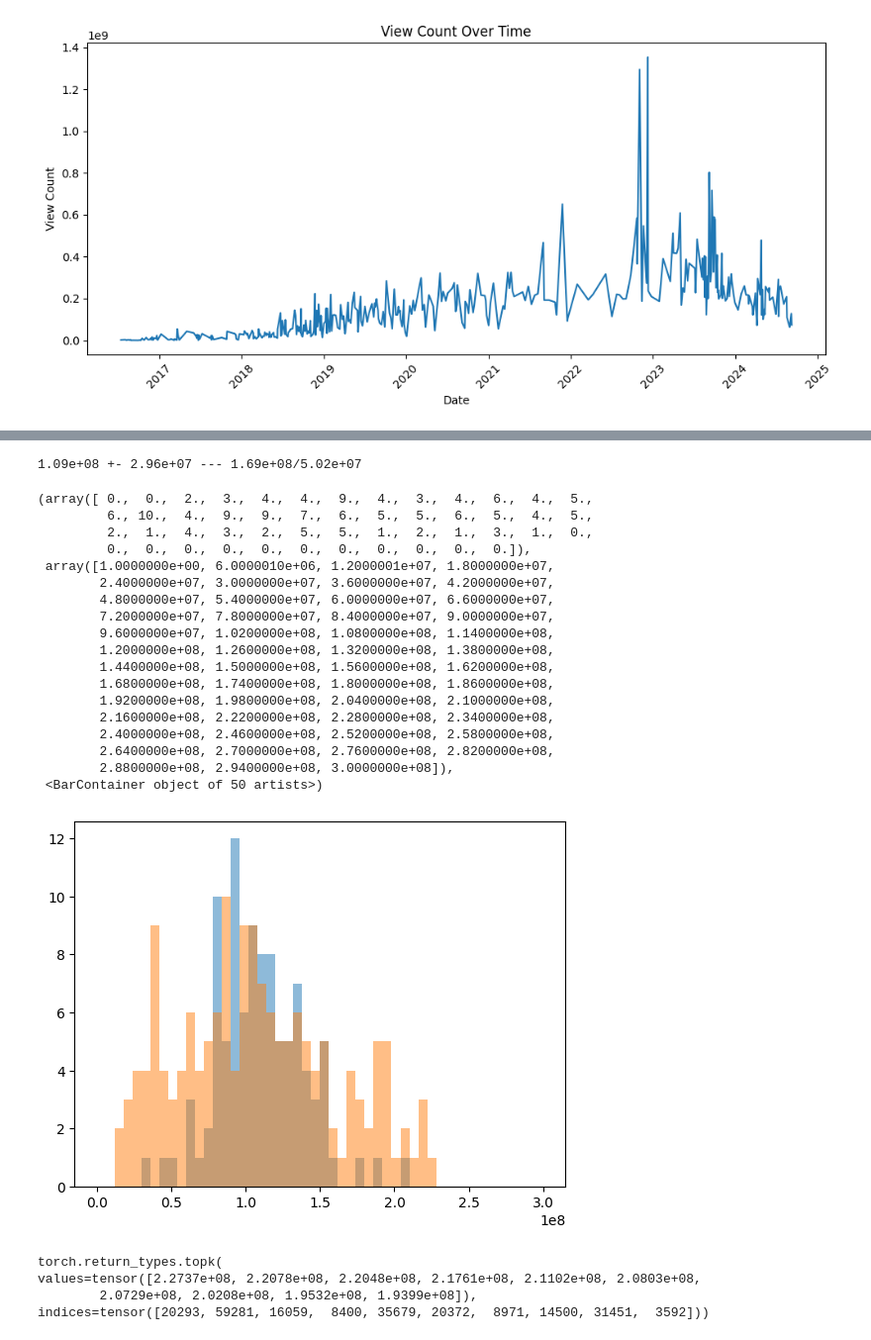
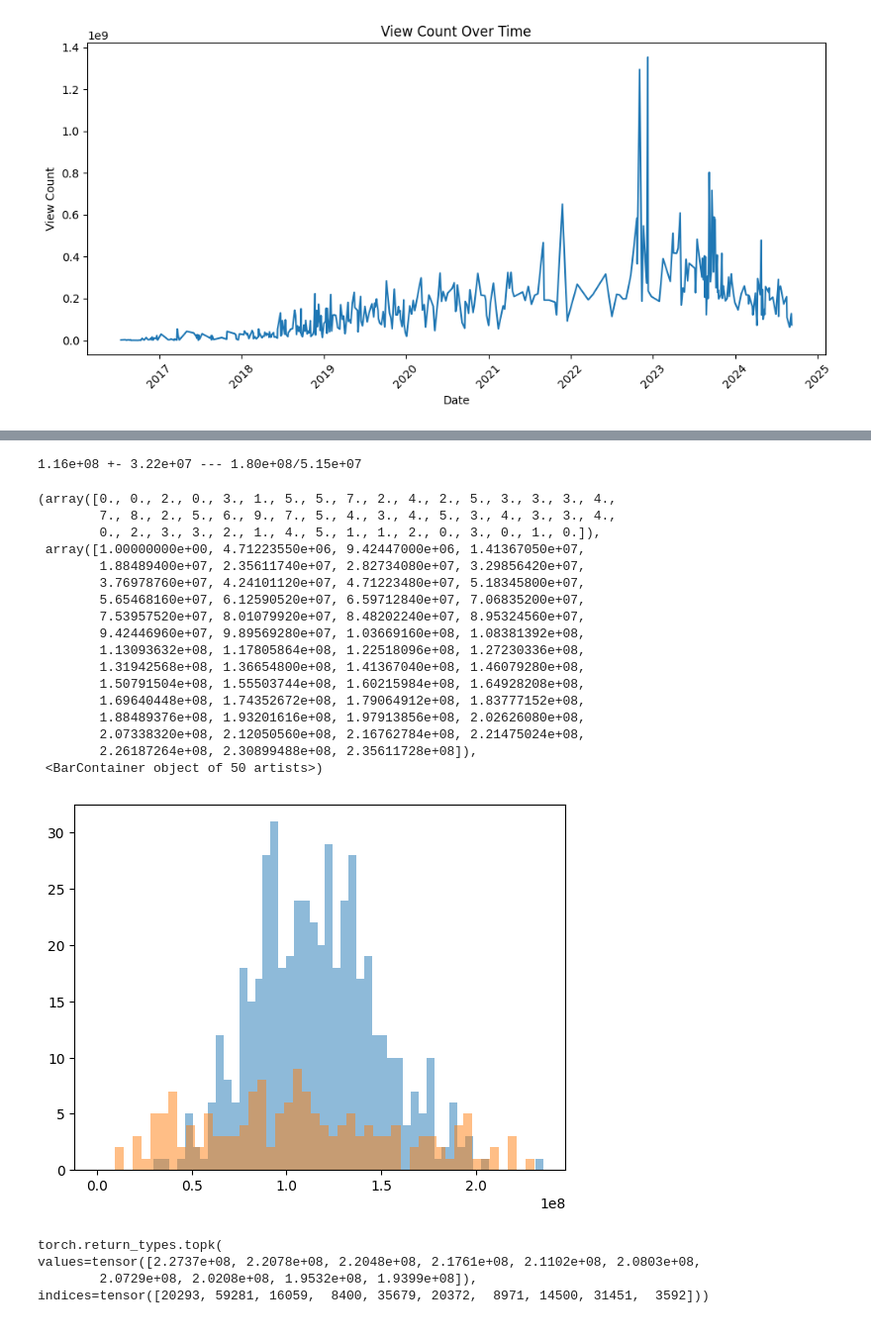
Before and after one commit to Lewington-pitsos/sae_vit, a Jupyter notebook: mrbeast.ipynb, the cells around one changed output, grey strips where cells are left out. Shown at 99% size. Saved outputs shown, nothing was run; the diff lists cells and outputs as text; code cells hidden in the pictures.

Commit message:
fix mrbeast analysis

```diff
--- a/mrbeast.ipynb
+++ b/mrbeast.ipynb
@@ -10,7 +10,7 @@ from matplotlib.colors import LogNorm
 import umap
 from scipy.stats import pearsonr
 # %%
-name = 'tseries'
+name = 'mrbeast'
 parent_dir = f'cruft/{name}_dash/raw'
 files = sorted([parent_dir + '/' + f for f in os.listdir(parent_dir)], key=lambda x: int(x.split('_')[-1].split('.')[0]))
 for f in files[:10]:
@@ -101,37 +100,37 @@ print(f'{means.max():.2e}')
 # %%
 # choose 10 view counts at random
-all_means = []
-for i in range(100):
+rand_means = []
+for i in range(500):
     rand_idx = torch.randint(0, views.shape[0], (10,))
 
-    all_means.append(views[rand_idx].mean())
+    rand_means.append(views[rand_idx].mean())
 
-print(f'{np.mean(all_means):.2e} +- {np.std(all_means):.2e} --- {np.mean(all_means) + 2 * np.std(all_means):.2e}/{np.mean(all_means) - 2 * np.std(all_means):.2e}')
+print(f'{np.mean(rand_means):.2e} +- {np.std(rand_means):.2e} --- {np.mean(rand_means) + 2 * np.std(rand_means):.2e}/{np.mean(rand_means) - 2 * np.std(rand_means):.2e}')
 # %% [output]
-1.09e+08 +- 2.96e+07 --- 1.69e+08/5.02e+07
+1.16e+08 +- 3.22e+07 --- 1.80e+08/5.15e+07
 # %%
-plt.hist(all_means, alpha=0.5, bins=50, range=(1, 3e+8))
-plt.hist(means, alpha=0.5, bins=50, range=(1, 3e+8))
+up_to = max(np.max(rand_means).item(), means.max().item()) + 1
+plt.hist(rand_means, alpha=0.5, bins=50)
+plt.hist(means, alpha=0.5, bins=50, range=(1, up_to))
 # %% [output]
-(array([ 0.,  0.,  2.,  3.,  4.,  4.,  9.,  4.,  3.,  4.,  6.,  4.,  5.,
-         6., 10.,  4.,  9.,  9.,  7.,  6.,  5.,  5.,  6.,  5.,  4.,  5.,
-         2.,  1.,  4.,  3.,  2.,  5.,  5.,  1.,  2.,  1.,  3.,  1.,  0.,
-         0.,  0.,  0.,  0.,  0.,  0.,  0.,  0.,  0.,  0.,  0.]),
- array([1.0000000e+00, 6.0000010e+06, 1.2000001e+07, 1.8000000e+07,
-        2.4000000e+07, 3.0000000e+07, 3.6000000e+07, 4.2000000e+07,
-        4.8000000e+07, 5.4000000e+07, 6.0000000e+07, 6.6000000e+07,
-        7.2000000e+07, 7.8000000e+07, 8.4000000e+07, 9.0000000e+07,
-        9.6000000e+07, 1.0200000e+08, 1.0800000e+08, 1.1400000e+08,
-        1.2000000e+08, 1.2600000e+08, 1.3200000e+08, 1.3800000e+08,
-        1.4400000e+08, 1.5000000e+08, 1.5600000e+08, 1.6200000e+08,
-        1.6800000e+08, 1.7400000e+08, 1.8000000e+08, 1.8600000e+08,
-        1.9200000e+08, 1.9800000e+08, 2.0400000e+08, 2.1000000e+08,
-        2.1600000e+08, 2.2200000e+08, 2.2800000e+08, 2.3400000e+08,
-        2.4000000e+08, 2.4600000e+08, 2.5200000e+08, 2.5800000e+08,
-        2.6400000e+08, 2.7000000e+08, 2.7600000e+08, 2.8200000e+08,
-        2.8800000e+08, 2.9400000e+08, 3.0000000e+08]),
+(array([0., 0., 2., 0., 3., 1., 5., 5., 7., 2., 4., 2., 5., 3., 3., 3., 4.,
+        7., 8., 2., 5., 6., 9., 7., 5., 4., 3., 4., 5., 3., 4., 3., 3., 4.,
+        0., 2., 3., 3., 2., 1., 4., 5., 1., 1., 2., 0., 3., 0., 1., 0.]),
+ array([1.00000000e+00, 4.71223550e+06, 9.42447000e+06, 1.41367050e+07,
+        1.88489400e+07, 2.35611740e+07, 2.82734080e+07, 3.29856420e+07,
+        3.76978760e+07, 4.24101120e+07, 4.71223480e+07, 5.18345800e+07,
+        5.65468160e+07, 6.12590520e+07, 6.59712840e+07, 7.06835200e+07,
+        7.53957520e+07, 8.01079920e+07, 8.48202240e+07, 8.95324560e+07,
+        9.42446960e+07, 9.89569280e+07, 1.03669160e+08, 1.08381392e+08,
+        1.13093632e+08, 1.17805864e+08, 1.22518096e+08, 1.27230336e+08,
+        1.31942568e+08, 1.36654800e+08, 1.41367040e+08, 1.46079280e+08,
+        1.50791504e+08, 1.55503744e+08, 1.60215984e+08, 1.64928208e+08,
+        1.69640448e+08, 1.74352672e+08, 1.79064912e+08, 1.83777152e+08,
+        1.88489376e+08, 1.93201616e+08, 1.97913856e+08, 2.02626080e+08,
+        2.07338320e+08, 2.12050560e+08, 2.16762784e+08, 2.21475024e+08,
+        2.26187264e+08, 2.30899488e+08, 2.35611728e+08]),
  <BarContainer object of 50 artists>)
-[figure, old version]
+[figure, new version]
 # %%
 torch.topk(means, 10)
 # %% [output]
```
Also changed, not shown: parts of 5 cells of this notebook.
